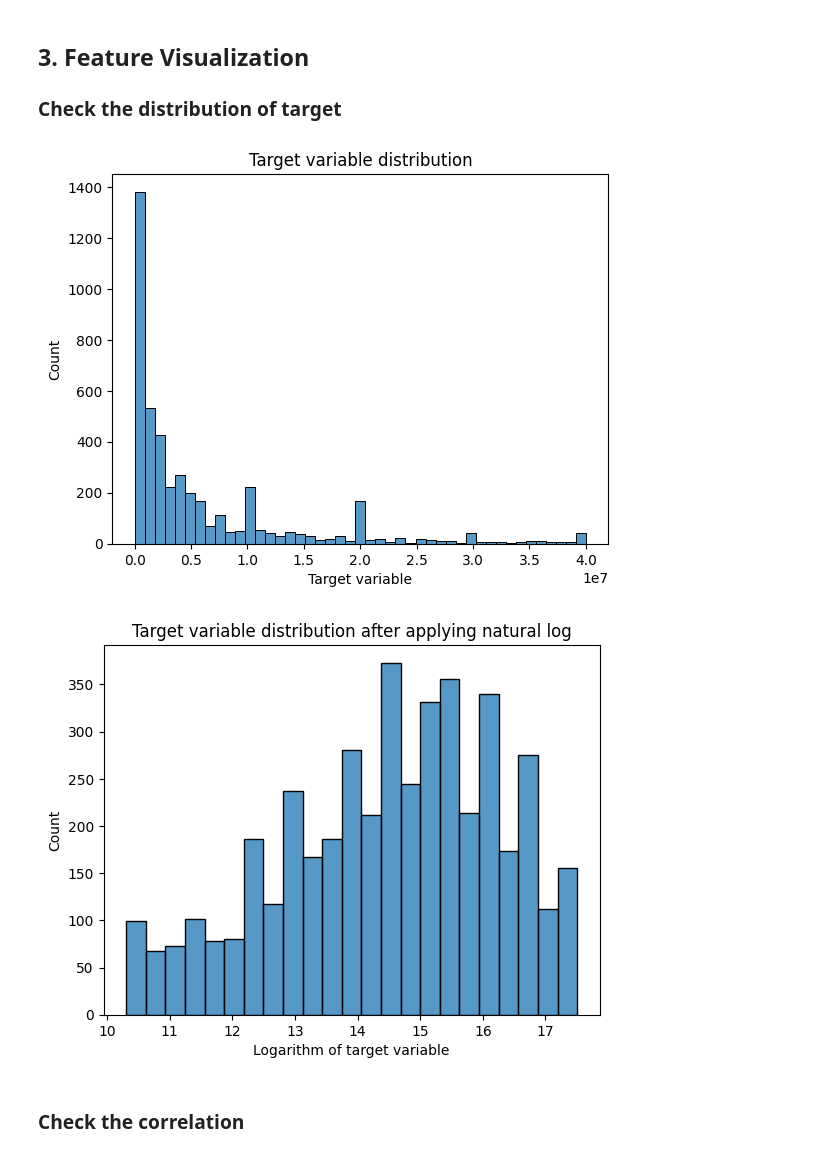
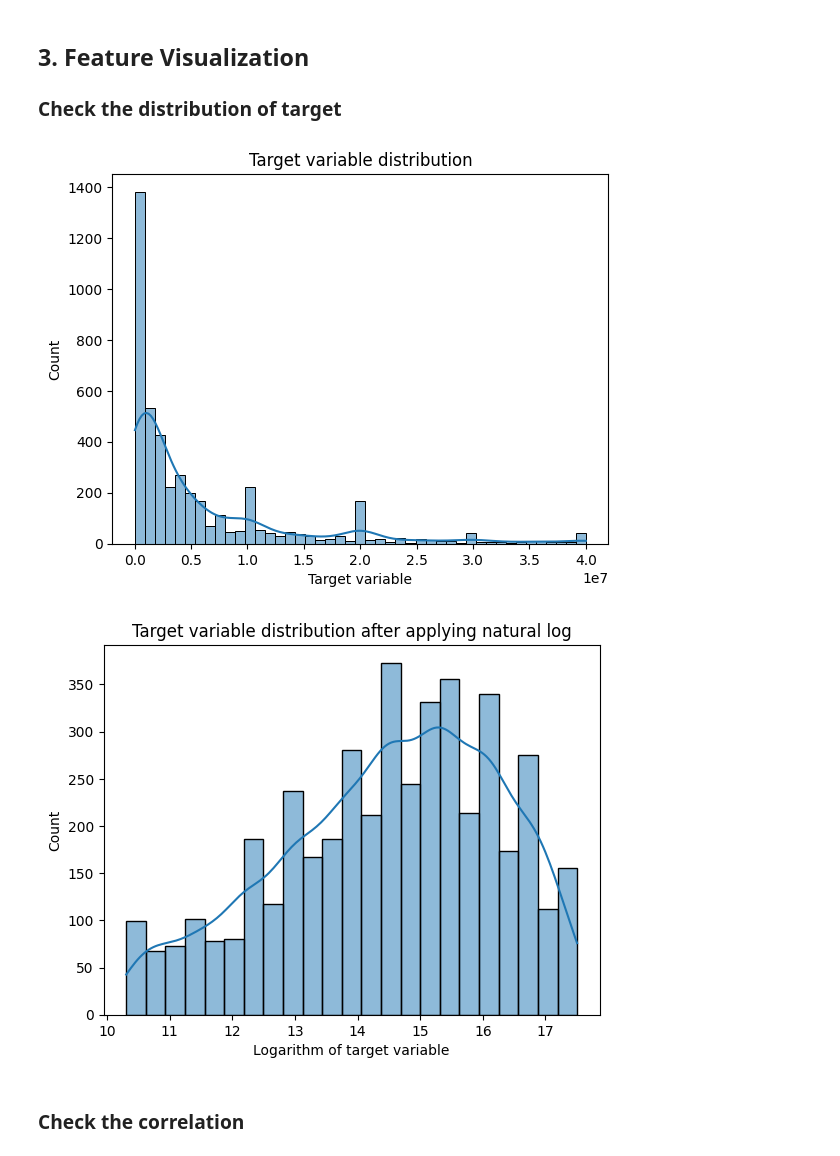
Before and after one commit to dogrod/bank-customer-transaction-prediction, a Jupyter notebook: main.ipynb, the cells around one changed output. Saved outputs shown, nothing was run; the diff lists cells and outputs as text; code cells hidden in the pictures.

Commit message:
Finish model training

```diff
--- a/main.ipynb
+++ b/main.ipynb
@@ -87,23 +87,24 @@ Number of columns with all zero values: 0
 # %%
 # Visualize features to define the key features
 # Split target and features
-target = train['target']
+X = train.drop(['ID', 'target'], axis=1)
+y = train['target']
 
 # Target variable distribution use seaborn
-sns.histplot(target)
+sns.histplot(y, kde=True)
 plt.xlabel('Target variable')
 plt.title('Target variable distribution')
 plt.show()
 
 # Apply nature log to target variable
-target_processed = np.log1p(target)
-sns.histplot(target_processed)
+y = np.log1p(y)
+sns.histplot(y, kde=True)
 plt.xlabel('Logarithm of target variable')
 plt.title('Target variable distribution after applying natural log')
 plt.show()
 # %% [output]
-[figure, old version]
+[figure, new version]
-[figure, old version]
+[figure, new version]
 # %% [markdown]
 ### Check the correlation
 # %%
```
Also changed, not shown: parts of 25 cells of this notebook.
